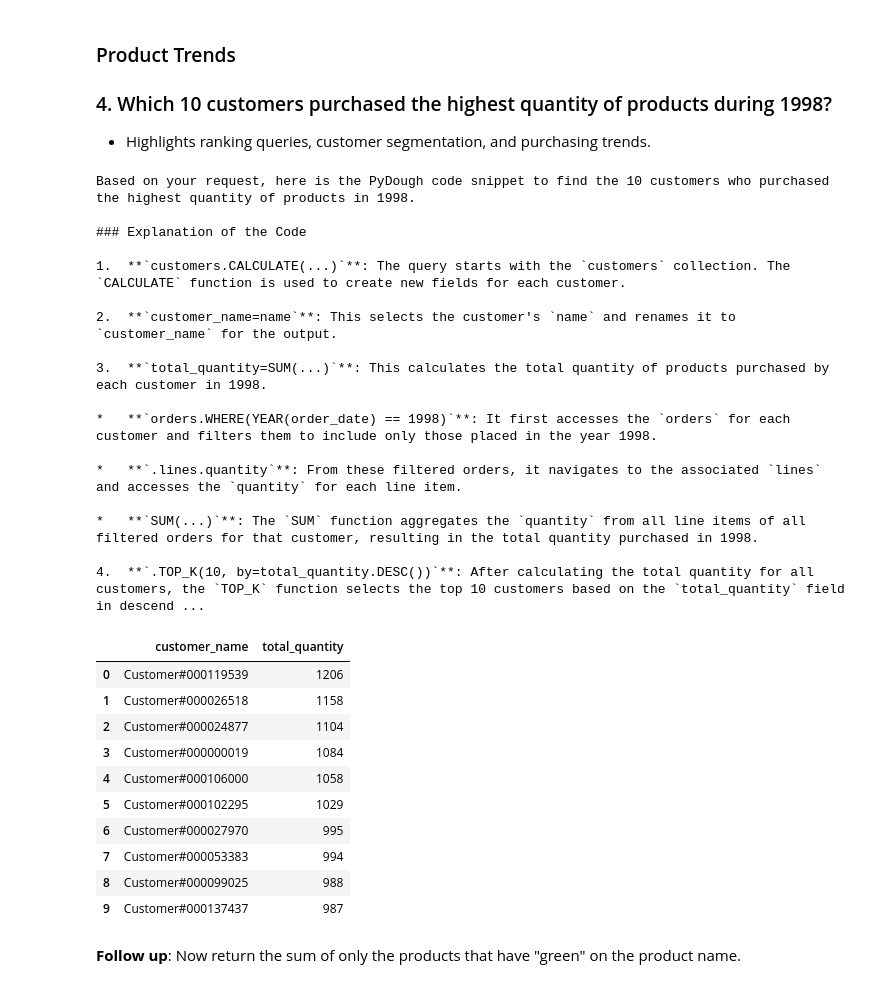
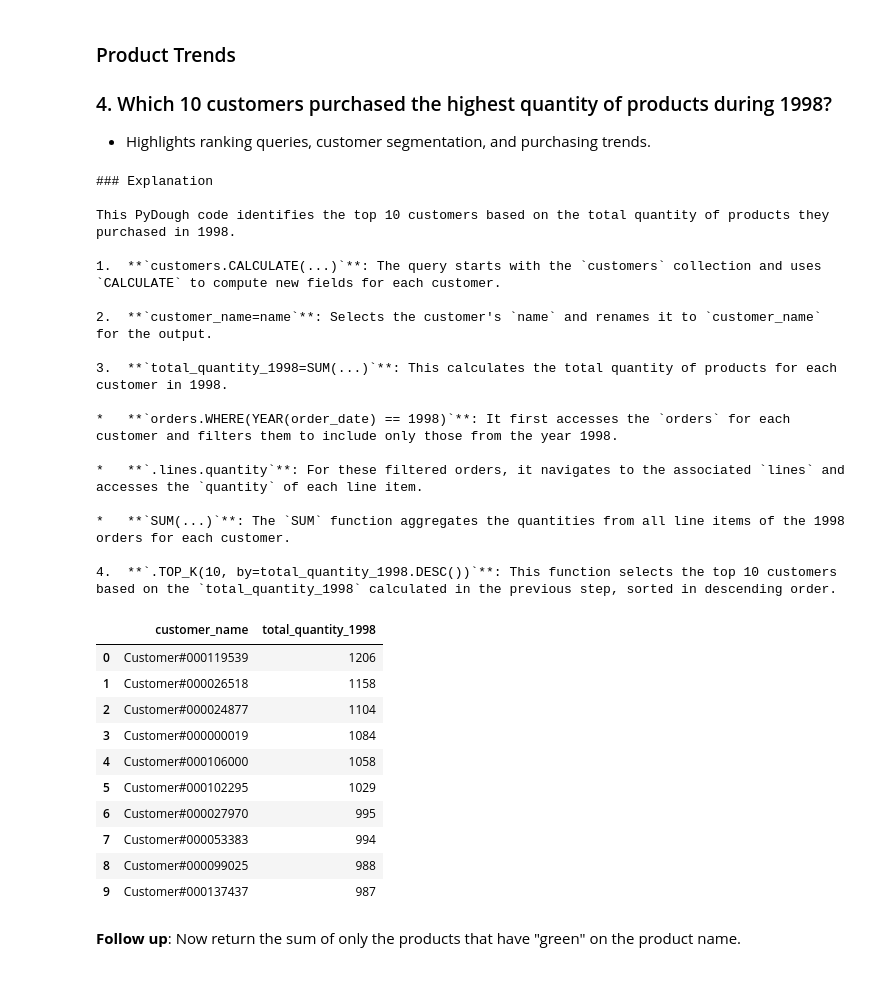
Before and after one commit to bodo-ai/pydough-ce, a Jupyter notebook: pydough-analytics/samples/llm_demo.ipynb, the cells around one changed output. Drawn from its saved outputs; the diff is of its cells as text; code cells hidden in the pictures.

```diff
--- a/pydough-analytics/samples/llm_demo.ipynb
+++ b/pydough-analytics/samples/llm_demo.ipynb
@@ -41,18 +41,14 @@ Ask method asks a simple query (no discourse mode)
 kg_path  = "../data/metadata/Tpch_graph.json"
 md_path  = "../data/metadata_markdowns/Tpch.md"
 db_name  = "TPCH"
-
-db_config = {
-    "engine":   "sqlite",
-    "database": "../data/databases/TPCH.db"
-}
+url      = "sqlite:///../data/databases/TPCH.db"
 
 question = "Give me the name of all the suppliers from the United States"
 
 result = client.ask(
     question=question,
     kg_path=kg_path,
-    db_config=db_config,
+    url=url,
     md_path=md_path,
     db_name=db_name,
 )
@@ -499,35 +505,35 @@ Based on your previous query, you identified 'EUROPE' as the region with the hig
 # %%
 query = "Which 10 customers purchased the highest quantity of products during 1998?."
 
 result = client.ask(
     kg_path=kg_path,
-    db_config=db_config,
+    url=url,
     md_path=md_path,
     db_name=db_name,
     question=query
 )
 
 print(result.full_explanation)
 result.df
 # %% [output]
-Based on your request, here is the PyDough code snippet to find the 10 customers who purchased the highest quantity of products in 1998.
+### Explanation
 
-### Explanation of the Code
+This PyDough code identifies the top 10 customers based on the total quantity of products they purchased in 1998.
 
-1.  **`customers.CALCULATE(...)`**: The query starts with the `customers` collection. The `CALCULATE` function is used to create new fields for each customer.
+1.  **`customers.CALCULATE(...)`**: The query starts with the `customers` collection and uses `CALCULATE` to compute new fields for each customer.
 
-2.  **`customer_name=name`**: This selects the customer's `name` and renames it to `customer_name` for the output.
+2.  **`customer_name=name`**: Selects the customer's `name` and renames it to `customer_name` for the output.
 
-3.  **`total_quantity=SUM(...)`**: This calculates the total quantity of products purchased by each customer in 1998.
+3.  **`total_quantity_1998=SUM(...)`**: This calculates the total quantity of products for each customer in 1998.
 
-*   **`orders.WHERE(YEAR(order_date) == 1998)`**: It first accesses the `orders` for each customer and filters them to include only those placed in the year 1998.
+*   **`orders.WHERE(YEAR(order_date) == 1998)`**: It first accesses the `orders` for each customer and filters them to include only those from the year 1998.
 
-*   **`.lines.quantity`**: From these filtered orders, it navigates to the associated `lines` and accesses the `quantity` for each line item.
+*   **`.lines.quantity`**: For these filtered orders, it navigates to the associated `lines` and accesses the `quantity` of each line item.
 
-*   **`SUM(...)`**: The `SUM` function aggregates the `quantity` from all line items of all filtered orders for that customer, resulting in the total quantity purchased in 1998.
+*   **`SUM(...)`**: The `SUM` function aggregates the quantities from all line items of the 1998 orders for each customer.
 
-4.  **`.TOP_K(10, by=total_quantity.DESC())`**: After calculating the total quantity for all customers, the `TOP_K` function selects the top 10 customers based on the `total_quantity` field in descend ...
+4.  **`.TOP_K(10, by=total_quantity_1998.DESC())`**: This function selects the top 10 customers based on the `total_quantity_1998` calculated in the previous step, sorted in descending order.
-|  | customer_name | total_quantity |
+|  | customer_name | total_quantity_1998 |
 | 0 | Customer#000119539 | 1206 |
 | 1 | Customer#000026518 | 1158 |
 | 2 | Customer#000024877 | 1104 |
```
Also changed, not shown: parts of 13 cells of this notebook, 10 other files.
